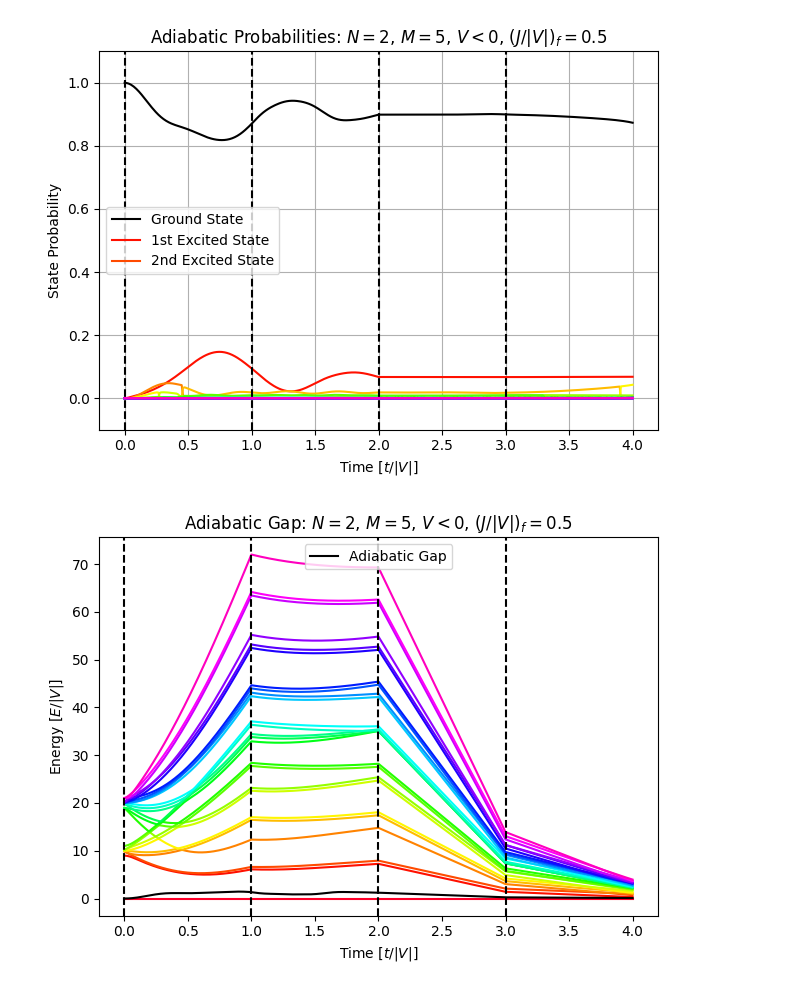
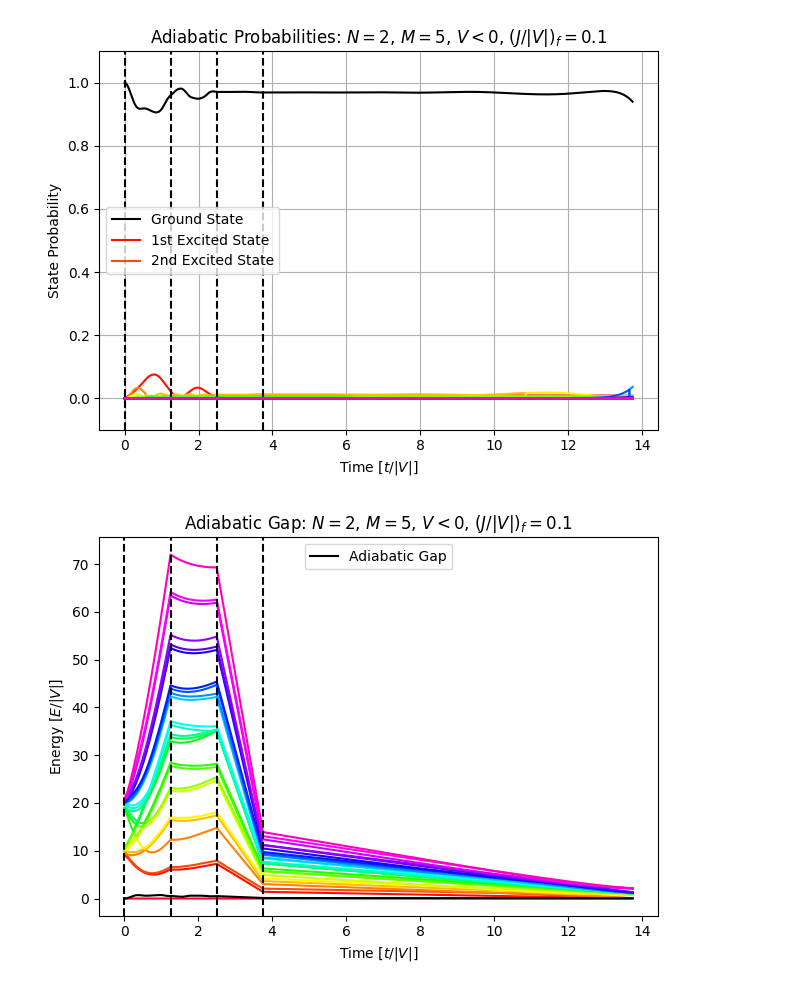
Before and after one commit to jwdesroches/synthetic_dimensions, a Jupyter notebook: adiabatic_evolution/plotting_test.ipynb, the cells around one changed output. Saved outputs shown, nothing was run; the diff lists cells and outputs as text; code cells hidden in the pictures.

```diff
--- a/adiabatic_evolution/plotting_test.ipynb
+++ b/adiabatic_evolution/plotting_test.ipynb
@@ -17,12 +17,12 @@ M = 5
 V = -1
 dt = 0.01
 
-time_array = [1, 1, 1, 1]
+time_array = [1.25, 1.25, 1.25, 10]
 J_V_ratios = [
     [0.1, 10],  # step 1
     [10, 10],   # step 2
     [10, 2],    # step 3
-    [2, 0.5]    # step 4
+    [2, 0.1]    # step 4
 ]
 
 mu_V_ratios = [
@@ -39,6 +39,7 @@ adiabatic_energies, adiabatic_wavefunctions, adiabatic_probabilities, adiabatic_
 # %%
 colors = get_cmap("gist_rainbow", M**N)
 
+# --------------------------------------------------------------------------------------------------------------------------------------------
 # plot 1: adiabatic probabilities versus time
 fig, ax = plt.subplots()
 for index in range(M**N):
@@ -58,12 +59,12 @@ ax.set_ylabel("State Probability")
 ax.grid()
 fig.tight_layout()
 
-
 accumulated_time = 0
 for time in time_array:
     ax.axvline(accumulated_time, color = "k", linestyle = "--")
     accumulated_time += time
 
+# --------------------------------------------------------------------------------------------------------------------------------------------
 # plot 2: gap versus time
 fig, ax = plt.subplots()
 for index in range(M**N):
@@ -82,7 +83,7 @@ for time in time_array:
     ax.axvline(accumulated_time, color = "k", linestyle = "--")
     accumulated_time += time
 
-
+# --------------------------------------------------------------------------------------------------------------------------------------------
 # plot 3: real and imaginary components of overlap versus time
 fig, (ax1,ax2) = plt.subplots(nrows = 2, sharex=True)
 
@@ -100,32 +101,50 @@ for index in range(M**N):
 ax2.set_xlabel("Time [$t/|V|$]")
 fig.suptitle(f"Adiabatic Overlap: $N={N}$, $M={M}$, $V<0$, $(J/|V|)_f = {J_V_ratios[-1][-1]}$")
 fig.tight_layout()
 
 accumulated_time = 0
 for time in time_array:
     ax1.axvline(accumulated_time, color = "k", linestyle = "--")
     ax2.axvline(accumulated_time, color = "k", linestyle = "--")
     accumulated_time += time
 
+# --------------------------------------------------------------------------------------------------------------------------------------------
 # plot 4: parameter evolution versus time
 fig, ax = plt.subplots()
 ax.plot(times, J_V_ratio_routine, 'r', label = "$J/|V|$")
 ax.plot(times, mu_V_ratio_routine, "b", label = "$\mu/|V|$")
 
 ax.set_title("Parameter Routines")
 ax.legend(loc = "upper right")
 ax.set_ylabel("Parameter Magnitude")
 ax.set_xlabel("Time [$t/|V|$]")
 ax.grid()
 fig.tight_layout()
 
 accumulated_time = 0
 for time in time_array:
     ax.axvline(accumulated_time, color = "k", linestyle = "--")
     accumulated_time += time
 
+# --------------------------------------------------------------------------------------------------------------------------------------------
 # plot 5: sigma evolution versus time
 fig, ax = plt.subplots()
+states, _ = enumerate_states(N, M)
+sigmas = []
+for wavefunction in adiabatic_wavefunctions:
+    sigmas += [sigma_ij(0, 1, ground_state_wavefunction = wavefunction, states = states, N=N, M=M)/M]
+ax.plot(times, sigmas, "-k")
+
+ax.set_title(f"Adiabatic $\sigma$: $N={N}$, $M={M}$, $V<0$, $(J/|V|)_f = {J_V_ratios[-1][-1]}$")
+ax.set_ylabel("$\sigma^{01}/M$")
+ax.set_xlabel("Time [$t/|V|$]")
+ax.grid()
+
+accumulated_time = 0
+for time in time_array:
+    ax1.axvline(accumulated_time, color = "k", linestyle = "--")
+    ax2.axvline(accumulated_time, color = "k", linestyle = "--")
+    accumulated_time += time
 # %% [output]
-[figure, old version]
+[figure, new version]
-[figure, old version]
+[figure, new version]
```
Also changed, not shown: parts of 2 cells of this notebook, 8 other files.
